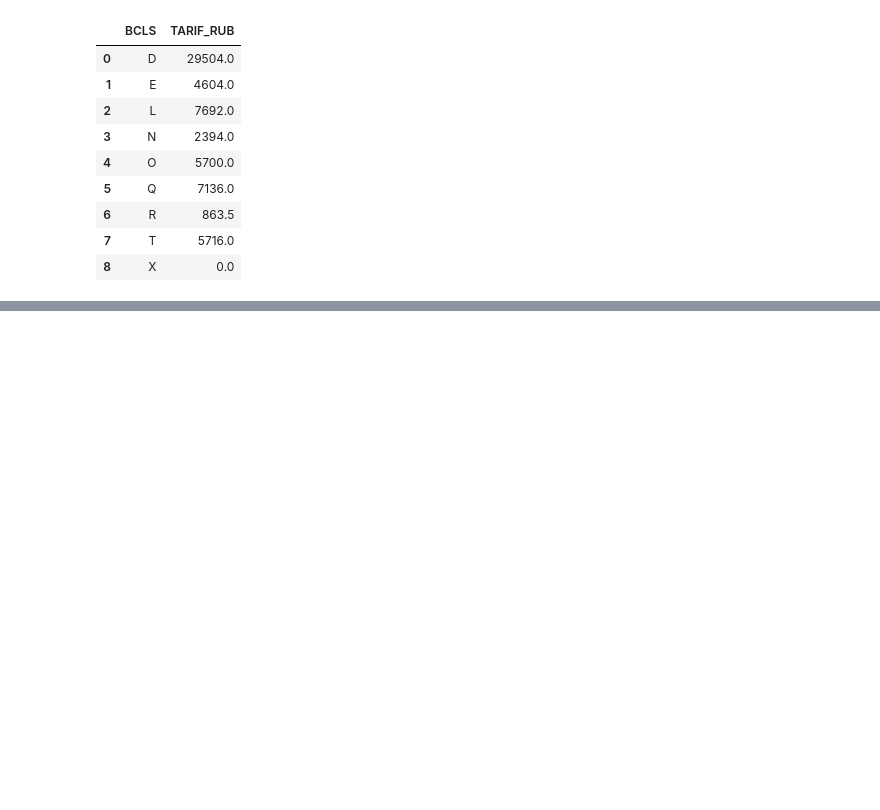
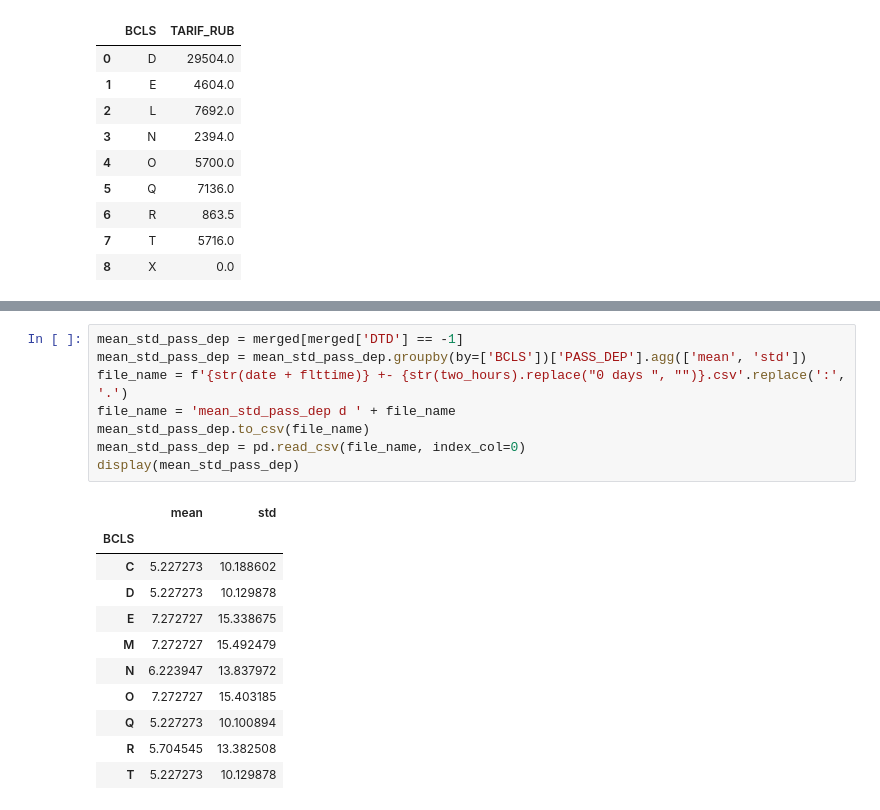
Before and after one commit to Flyer-DM/aeroflot_ML, a Jupyter notebook: профили сезонов.ipynb, the cells around one changed output, grey strips where cells are left out. Drawn from its saved outputs; the diff is of its cells as text; blank space fills up the shorter version.

```diff
--- a/профили сезонов.ipynb
+++ b/профили сезонов.ipynb
@@ -251,0 +404,20 @@ display(mean_ns)
+# %%
+mean_std_pass_dep = merged[merged['DTD'] == -1]
+mean_std_pass_dep = mean_std_pass_dep.groupby(by=['BCLS'])['PASS_DEP'].agg(['mean', 'std'])
+file_name = f'{str(date + flttime)} +- {str(two_hours).replace("0 days ", "")}.csv'.replace(':', '.')
+file_name = 'mean_std_pass_dep d ' + file_name
+mean_std_pass_dep.to_csv(file_name)
+mean_std_pass_dep = pd.read_csv(file_name, index_col=0)
+display(mean_std_pass_dep)
+# %% [output]
+|  | mean | std |
+| BCLS |  |  |
+| C | 5.227273 | 10.188602 |
+| D | 5.227273 | 10.129878 |
+| E | 7.272727 | 15.338675 |
+| M | 7.272727 | 15.492479 |
+| N | 6.223947 | 13.837972 |
+| O | 7.272727 | 15.403185 |
+| Q | 5.227273 | 10.100894 |
+| R | 5.704545 | 13.382508 |
+| T | 5.227273 | 10.129878 |
```
Also changed, not shown: parts of 25 cells of this notebook.
